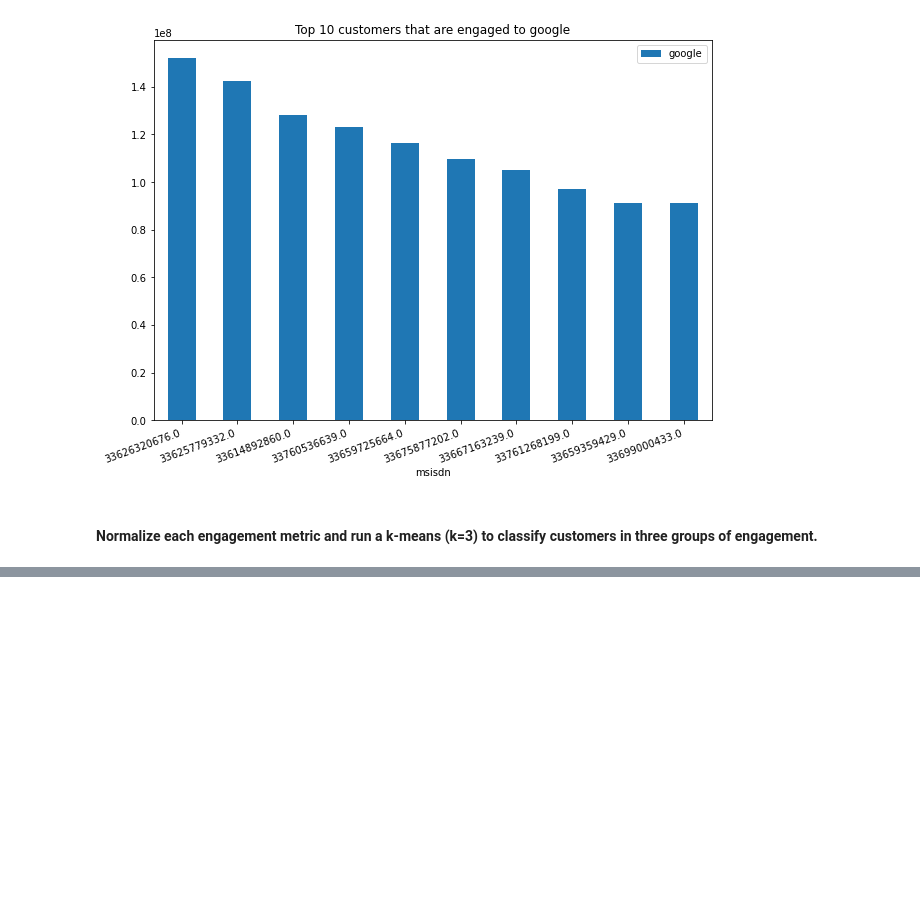
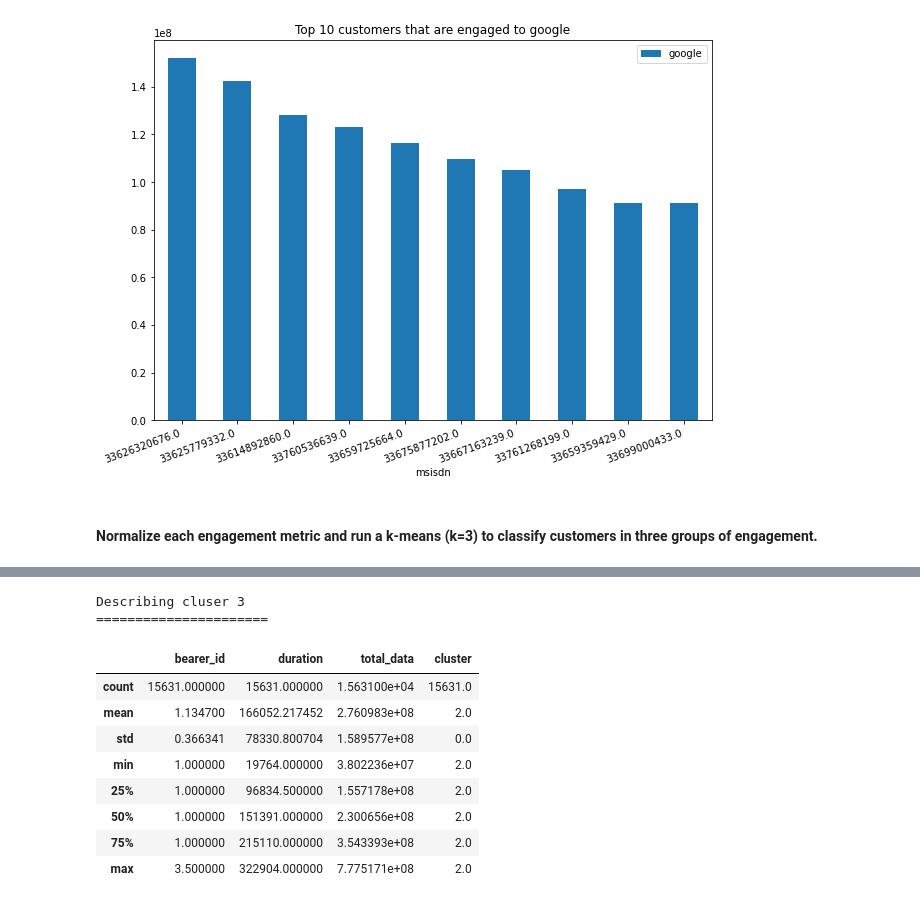
Before and after one commit to michaelgetachew-abebe/Telecom-User-Analytics, a Jupyter notebook: notebooks/user_engagement_analysis.ipynb, the cells around one changed output, grey strips where cells are left out. Cells and saved outputs as stored; diff of their text form; code cells hidden in the pictures; blank space fills up the shorter version.

```diff
--- a/notebooks/user_engagement_analysis.ipynb
+++ b/notebooks/user_engagement_analysis.ipynb
@@ -260,0 +321,17 @@ users_engagement_metrics_with_cluster["cluster"] = predictions
+# %%
+print("Describing cluser 3 ")
+print("======================")
+cluser_1 =  users_engagement_metrics_with_cluster[users_engagement_metrics_with_cluster['cluster'] == 2]
+cluser_1.describe()
+# %% [output]
+Describing cluser 3
+======================
+|  | bearer_id | duration | total_data | cluster |
+| count | 15631.000000 | 15631.000000 | 1.563100e+04 | 15631.0 |
+| mean | 1.134700 | 166052.217452 | 2.760983e+08 | 2.0 |
+| std | 0.366341 | 78330.800704 | 1.589577e+08 | 0.0 |
+| min | 1.000000 | 19764.000000 | 3.802236e+07 | 2.0 |
+| 25% | 1.000000 | 96834.500000 | 1.557178e+08 | 2.0 |
+| 50% | 1.000000 | 151391.000000 | 2.300656e+08 | 2.0 |
+| 75% | 1.000000 | 215110.000000 | 3.543393e+08 | 2.0 |
+| max | 3.500000 | 322904.000000 | 7.775171e+08 | 2.0 |
```
Also changed, not shown: parts of 5 cells of this notebook, 1 other file.
